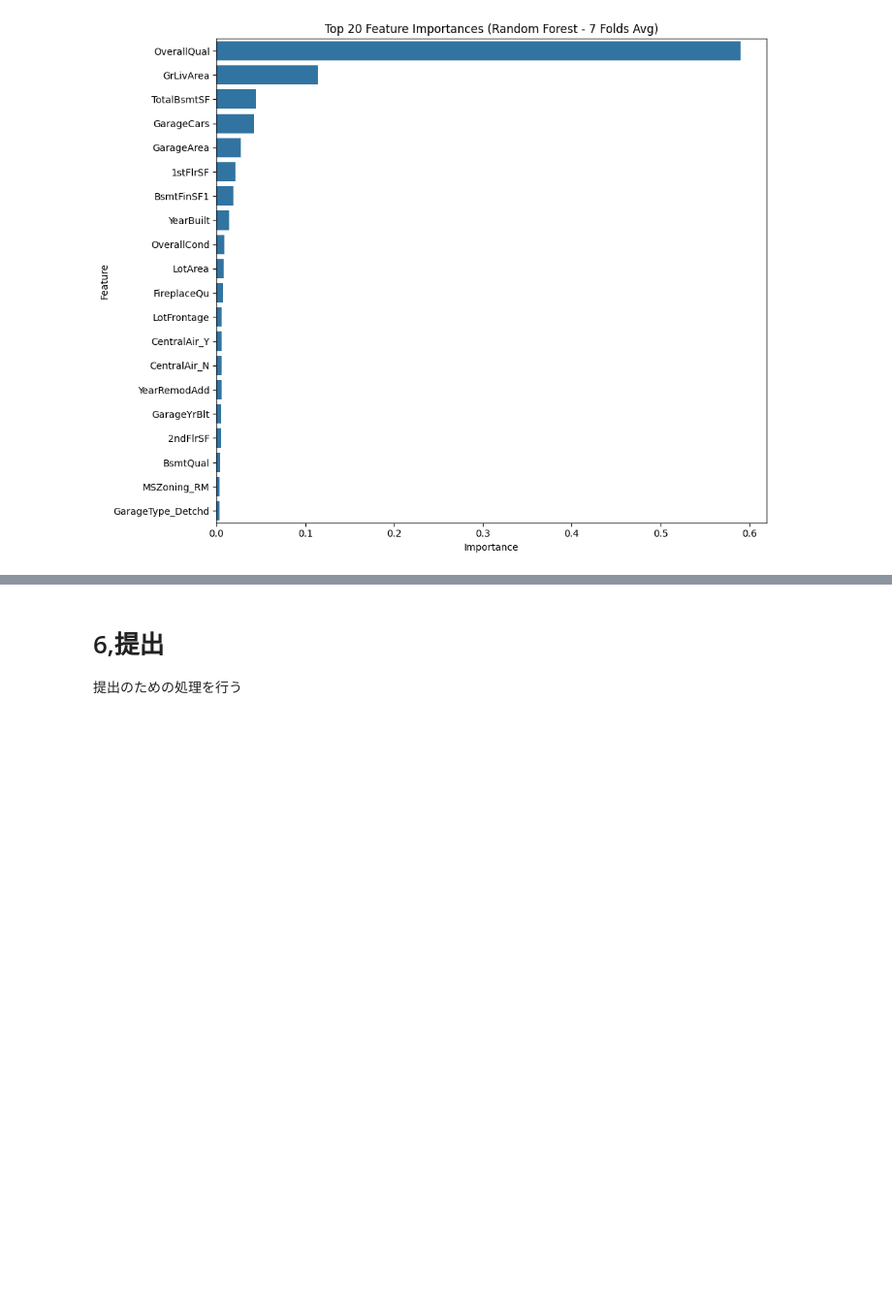
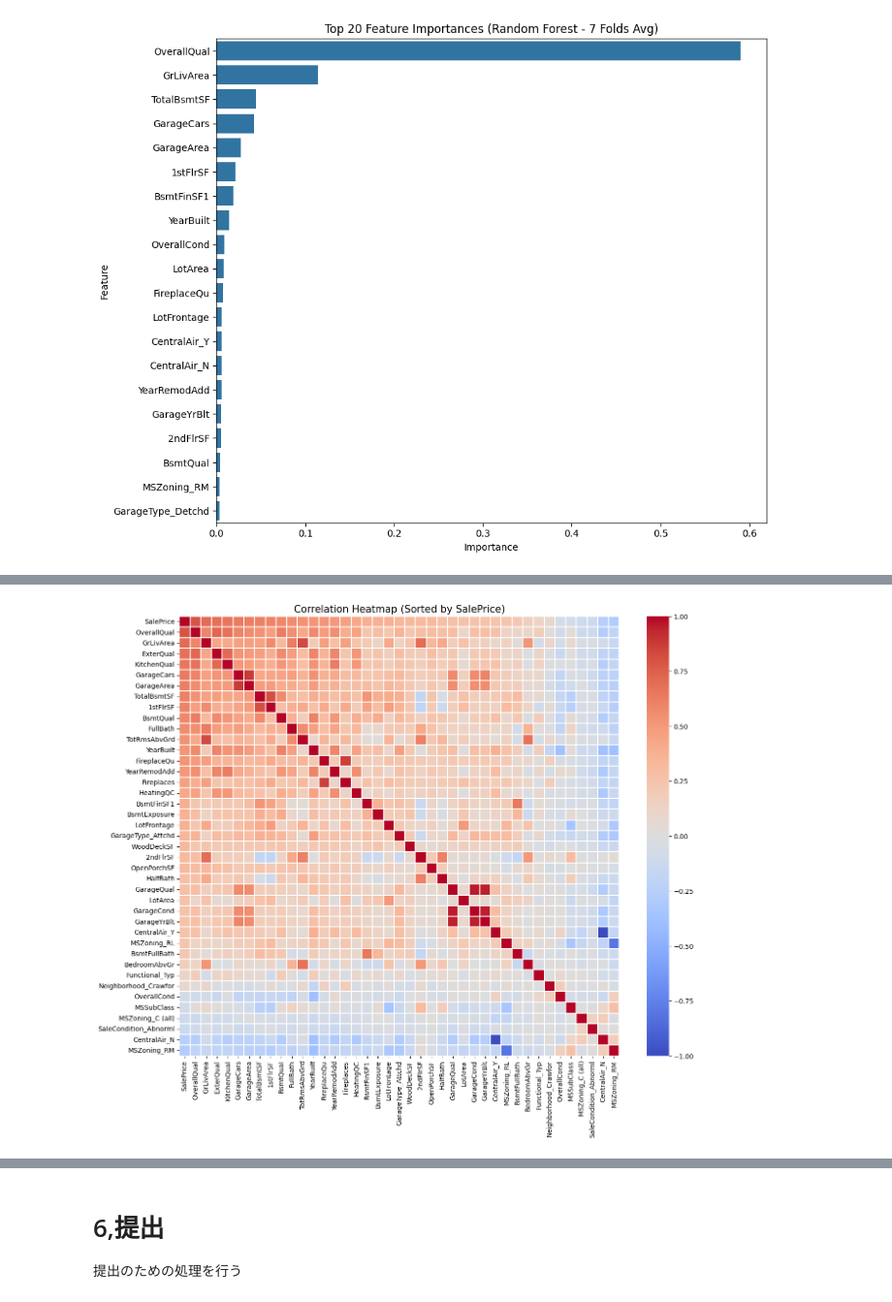
Before and after one commit to luciaeri/My-first-kaggle-_House-Prices, a Jupyter notebook: House_Prices.ipynb, the cells around one changed output, grey strips where cells are left out. Shown at 97% size. Saved outputs shown, nothing was run; the diff lists cells and outputs as text; code cells hidden in the pictures; blank space fills up the shorter version.

```diff
--- a/House_Prices.ipynb
+++ b/House_Prices.ipynb
@@ -1538,0 +1516,28 @@ memory usage: 417.9 KB
+# %%
+#相関が高いもの同士で割り算、相関が低いもの同士で掛け算がいいらしい
+
+# 1. 相関行列を計算する
+# 数値型とブール型（True/False）のみを対象にし、計算のためにfloatに変換します
+corr_data = train_filtered.select_dtypes(include=['number', 'bool']).astype(float)
+corr_matrix = corr_data.corr()
+
+# 2. SalePriceとの相関係数に基づいて、カラムを並び替える
+# これにより、重要な特徴量が左上に集まるので見やすくなります
+top_corr_cols = corr_matrix['SalePrice'].sort_values(ascending=False).index
+sorted_corr_matrix = train_filtered[top_corr_cols].corr()
+
+# 3. ヒートマップの描画
+plt.figure(figsize=(15, 12))  # カラム数が多いので大きめに設定
+sns.heatmap(
+    sorted_corr_matrix,
+    annot=False,          # 41個だと数字を入れると真っ黒になるのでFalseに
+    cmap='coolwarm',      # 正の相関は赤、負の相関は青で表示
+    fmt='.2f',
+    linewidths=0.1,
+    square=True
+)
+
+plt.title('Correlation Heatmap (Sorted by SalePrice)', fontsize=15)
+plt.show()
+# %% [output]
+[figure, added]
```
Also changed, not shown: parts of 25 cells of this notebook.
